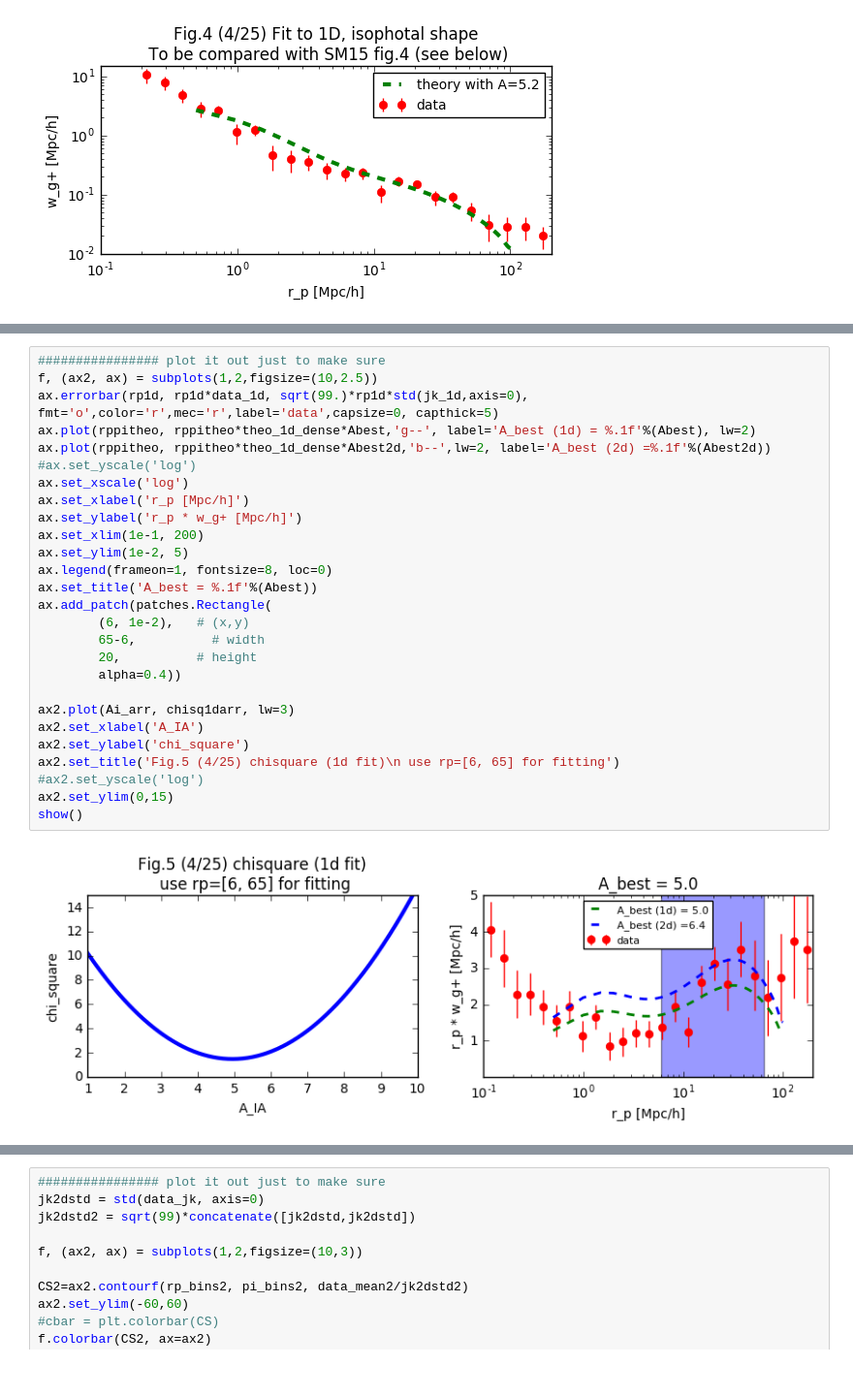
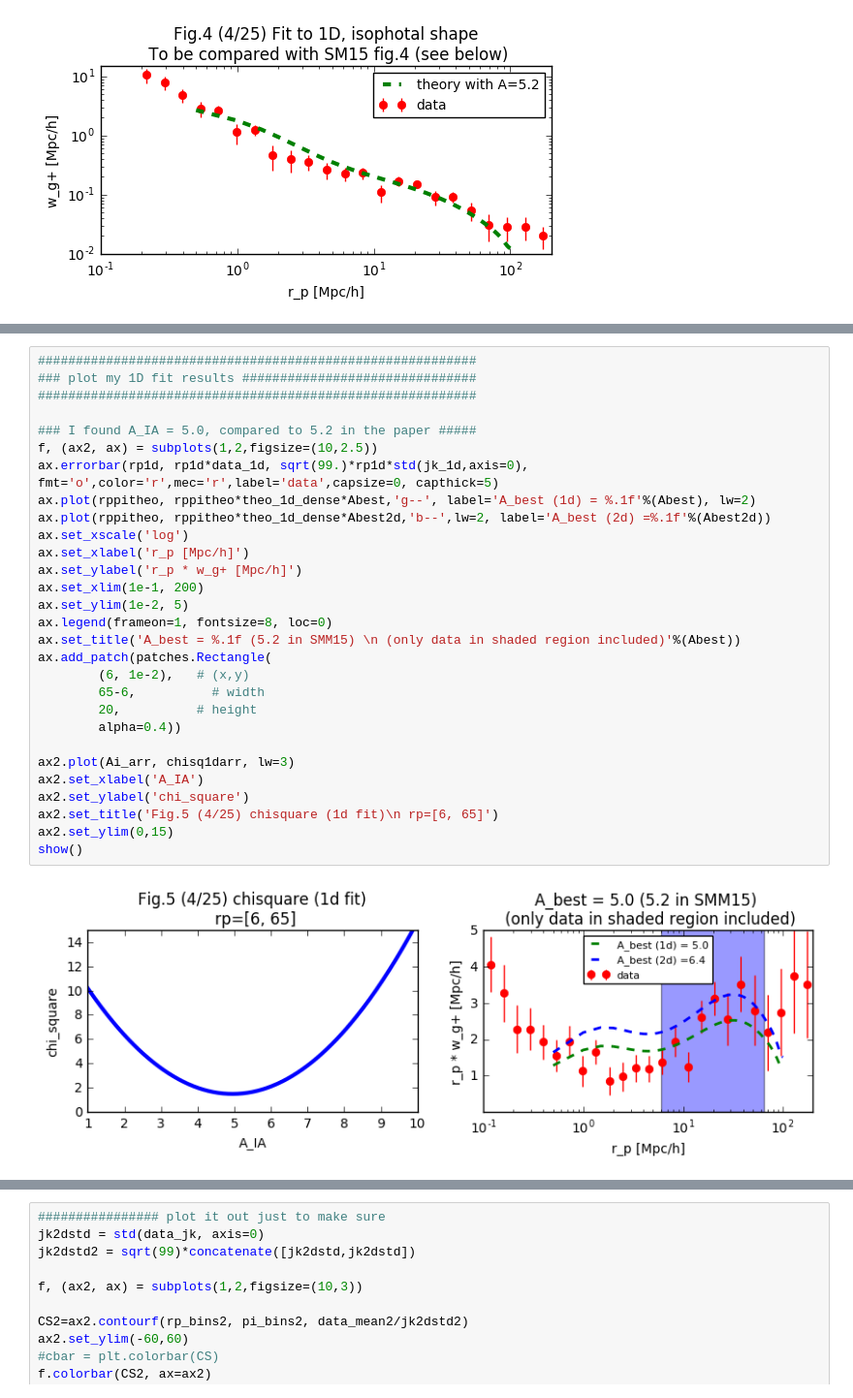
Before and after one commit to liuxx479/gplus, a Jupyter notebook: test_2d_fits.ipynb, the cells around one changed output, grey strips where cells are left out. Shown at 97% size. Drawn from its saved outputs; the diff is of its cells as text.

```diff
--- a/test_2d_fits.ipynb
+++ b/test_2d_fits.ipynb
@@ -367,30 +376,32 @@ print Abest, Abest2d, Abest2d_diag, Abest2dfold
 # %%
-################ plot it out just to make sure
+##########################################################
+### plot my 1D fit results ###############################
+##########################################################
+
+### I found A_IA = 5.0, compared to 5.2 in the paper #####
 f, (ax2, ax) = subplots(1,2,figsize=(10,2.5))
 ax.errorbar(rp1d, rp1d*data_1d, sqrt(99.)*rp1d*std(jk_1d,axis=0), fmt='o',color='r',mec='r',label='data',capsize=0, capthick=5)
 ax.plot(rppitheo, rppitheo*theo_1d_dense*Abest,'g--', label='A_best (1d) = %.1f'%(Abest), lw=2)
 ax.plot(rppitheo, rppitheo*theo_1d_dense*Abest2d,'b--',lw=2, label='A_best (2d) =%.1f'%(Abest2d))
-#ax.set_yscale('log')
 ax.set_xscale('log')
 ax.set_xlabel('r_p [Mpc/h]')
 ax.set_ylabel('r_p * w_g+ [Mpc/h]')
 ax.set_xlim(1e-1, 200)
 ax.set_ylim(1e-2, 5)
 ax.legend(frameon=1, fontsize=8, loc=0)
-ax.set_title('A_best = %.1f'%(Abest))
+ax.set_title('A_best = %.1f (5.2 in SMM15) \n (only data in shaded region included)'%(Abest))
 ax.add_patch(patches.Rectangle(
         (6, 1e-2),   # (x,y)
         65-6,          # width
         20,          # height
         alpha=0.4))
 
 ax2.plot(Ai_arr, chisq1darr, lw=3)
 ax2.set_xlabel('A_IA')
 ax2.set_ylabel('chi_square')
-ax2.set_title('Fig.5 (4/25) chisquare (1d fit)\n use rp=[6, 65] for fitting')
-#ax2.set_yscale('log')
+ax2.set_title('Fig.5 (4/25) chisquare (1d fit)\n rp=[6, 65]')
 ax2.set_ylim(0,15)
 show()
 # %% [output]
-[figure, old version]
+[figure, new version]
 # %%
```
Also changed, not shown: parts of 6 cells of this notebook.
